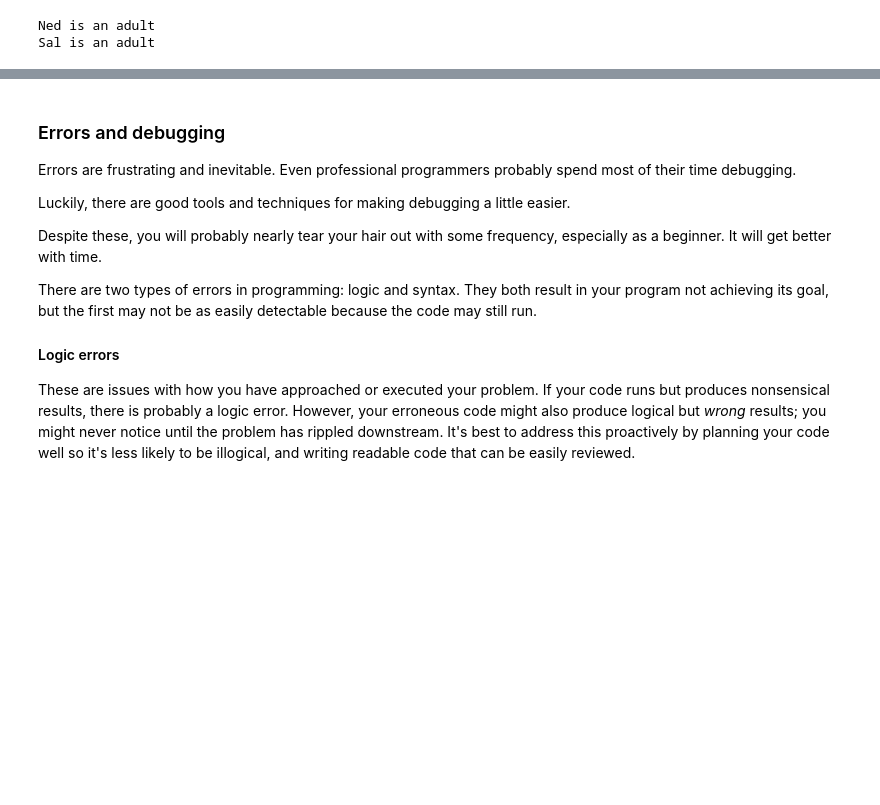
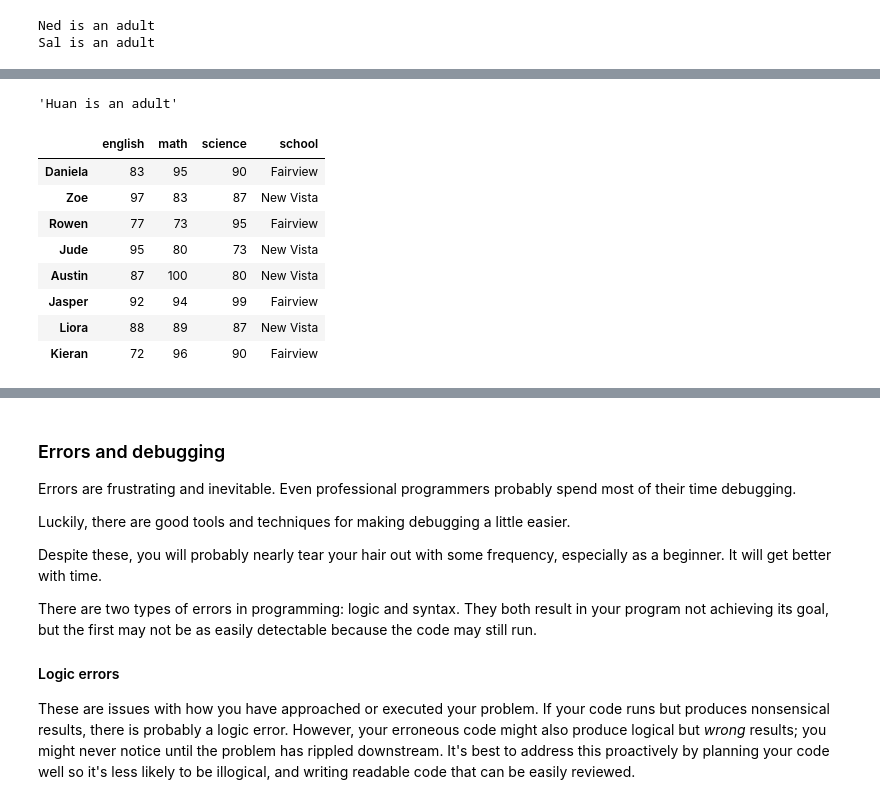
Before and after one commit to ncsg/ursp688y_sp2025, a Jupyter notebook: demos/demo02/demo02_live.ipynb, the cells around one changed output, grey strips where cells are left out. Drawn from its saved outputs; the diff is of its cells as text; code cells hidden in the pictures; blank space fills up the shorter version.

```diff
--- a/demos/demo02/demo02_live.ipynb
+++ b/demos/demo02/demo02_live.ipynb
@@ -329,3 +356,7 @@ Functions are pre-defined programming components that do things. Often, they tak
+# %%
+check_adult2('Huan', 26)
+# %% [output]
+'Huan is an adult'
 # %%
 # ! call the function
 # %%
@@ -332,0 +369,20 @@ Functions are pre-defined programming components that do things. Often, they tak
+# %%
+columnwise_data = {
+    'english': {'Daniela': 83, 'Zoe': 97, 'Rowen': 77, 'Jude': 95, 'Austin': 87, 'Jasper': 92, 'Liora': 88, 'Kieran': 72},
+    'math': {'Daniela': 95, 'Zoe': 83, 'Rowen': 73, 'Jude': 80, 'Austin': 100, 'Jasper': 94, 'Liora': 89, 'Kieran': 96},
+    'science': {'Daniela': 90, 'Zoe': 87, 'Rowen': 95, 'Jude': 73, 'Austin': 80, 'Jasper': 99, 'Liora': 87, 'Kieran': 90},
+    'school':{'Daniela': 'Fairview', 'Zoe': 'New Vista', 'Rowen': 'Fairview', 'Jude': 'New Vista', 'Austin': 'New Vista', 'Jasper': 'Fairview', 'Liora': 'New Vista', 'Kieran': 'Fairview'},
+}
+
+df = pd.DataFrame(columnwise_data)
+df
+# %% [output]
+|  | english | math | science | school |
+| Daniela | 83 | 95 | 90 | Fairview |
+| Zoe | 97 | 83 | 87 | New Vista |
+| Rowen | 77 | 73 | 95 | Fairview |
+| Jude | 95 | 80 | 73 | New Vista |
+| Austin | 87 | 100 | 80 | New Vista |
+| Jasper | 92 | 94 | 99 | Fairview |
+| Liora | 88 | 89 | 87 | New Vista |
+| Kieran | 72 | 96 | 90 | Fairview |
```
Also changed, not shown: parts of 21 cells of this notebook.
